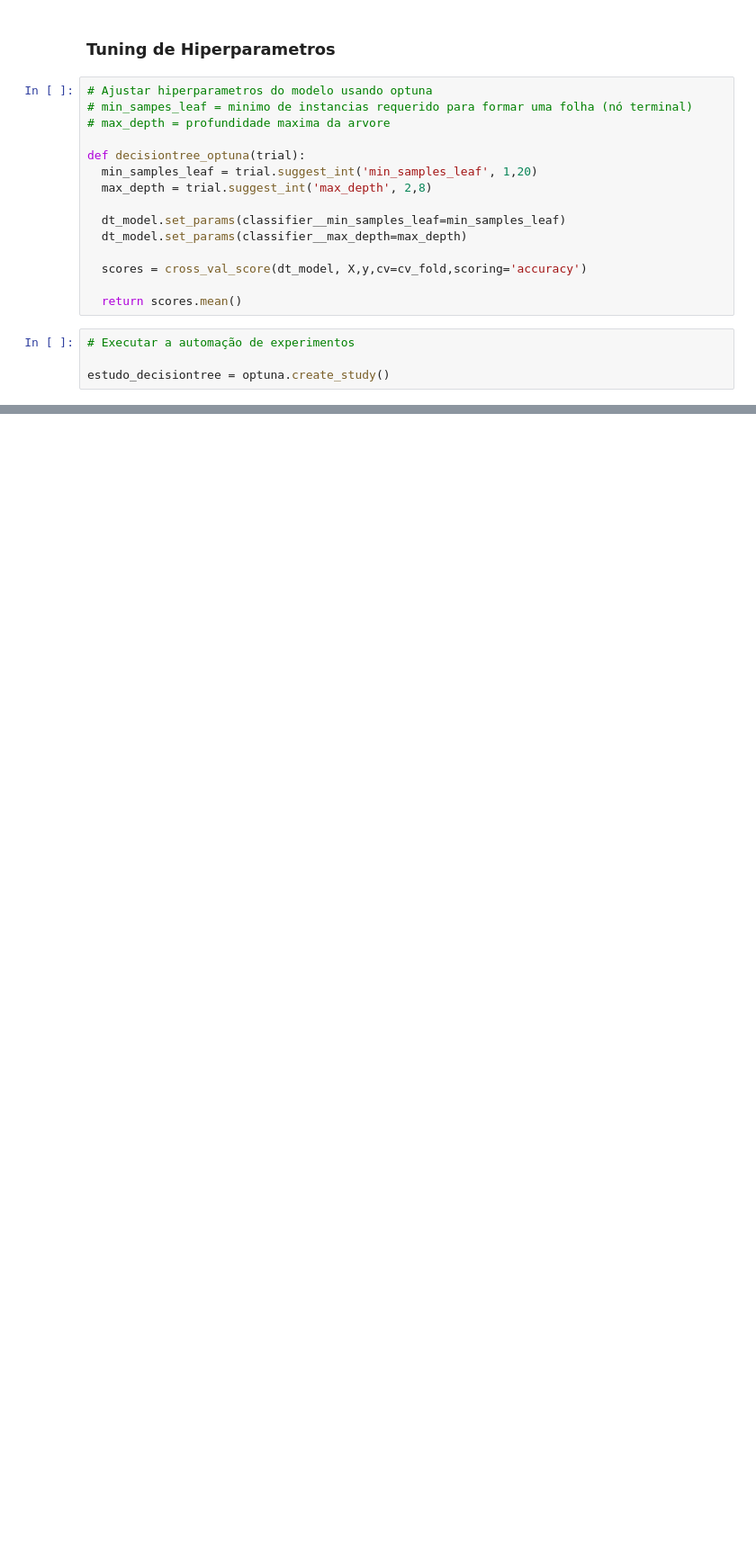
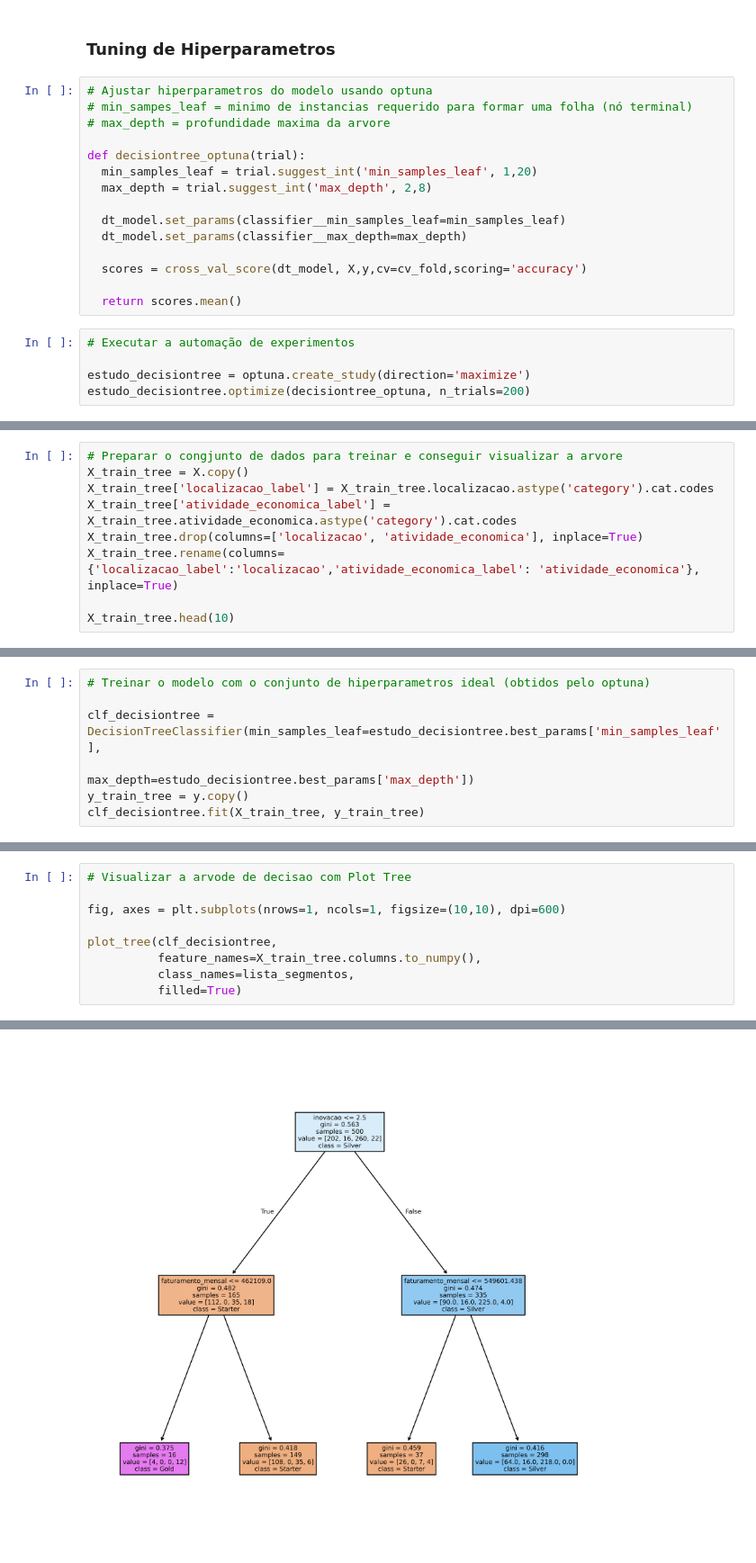
Before and after one commit to lilkirito22/aprendizado_machine_learning, a Jupyter notebook: Classificação-Arvore-Decisao/classificacao_segmento_empresa.ipynb, the cells around one changed output, grey strips where cells are left out. Shown at 90% size. Drawn from its saved outputs; the diff is of its cells as text; blank space fills up the shorter version.

Commit message:
Add decision tree classification model as a binary file

```diff
--- a/Classificação-Arvore-Decisao/classificacao_segmento_empresa.ipynb
+++ b/Classificação-Arvore-Decisao/classificacao_segmento_empresa.ipynb
@@ -333,4 +333,5 @@ def decisiontree_optuna(trial):
 # %%
 # Executar a automação de experimentos
 
-estudo_decisiontree = optuna.create_study()
+estudo_decisiontree = optuna.create_study(direction='maximize')
+estudo_decisiontree.optimize(decisiontree_optuna, n_trials=200)
@@ -336,0 +366,9 @@ estudo_decisiontree = optuna.create_study()
+# %%
+# Preparar o congjunto de dados para treinar e conseguir visualizar a arvore
+X_train_tree = X.copy()
+X_train_tree['localizacao_label'] = X_train_tree.localizacao.astype('category').cat.codes
+X_train_tree['atividade_economica_label'] = X_train_tree.atividade_economica.astype('category').cat.codes
+X_train_tree.drop(columns=['localizacao', 'atividade_economica'], inplace=True)
+X_train_tree.rename(columns={'localizacao_label':'localizacao','atividade_economica_label': 'atividade_economica'}, inplace=True)
+
+X_train_tree.head(10)
@@ -336,0 +387,7 @@ estudo_decisiontree = optuna.create_study()
+# %%
+# Treinar o modelo com o conjunto de hiperparametros ideal (obtidos pelo optuna)
+
+clf_decisiontree = DecisionTreeClassifier(min_samples_leaf=estudo_decisiontree.best_params['min_samples_leaf'],
+                                          max_depth=estudo_decisiontree.best_params['max_depth'])
+y_train_tree = y.copy()
+clf_decisiontree.fit(X_train_tree, y_train_tree)
@@ -336,0 +396,10 @@ estudo_decisiontree = optuna.create_study()
+# %%
+# Visualizar a arvode de decisao com Plot Tree
+
+fig, axes = plt.subplots(nrows=1, ncols=1, figsize=(10,10), dpi=600)
+
+plot_tree(clf_decisiontree,
+          feature_names=X_train_tree.columns.to_numpy(),
+          class_names=lista_segmentos,
+          filled=True)
+# %% [output]
@@ -336,0 +415 @@ estudo_decisiontree = optuna.create_study()
+[figure, added]
```
Also changed, not shown: parts of 11 cells of this notebook, 1 other file.
